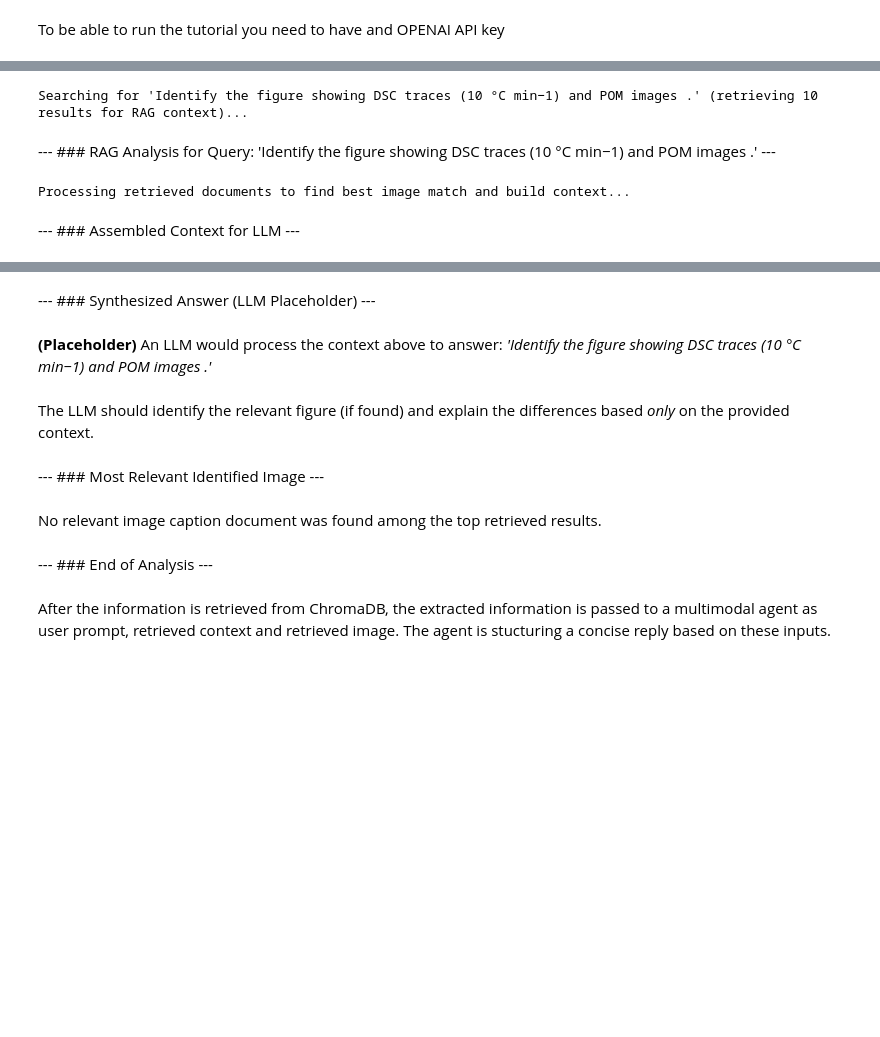
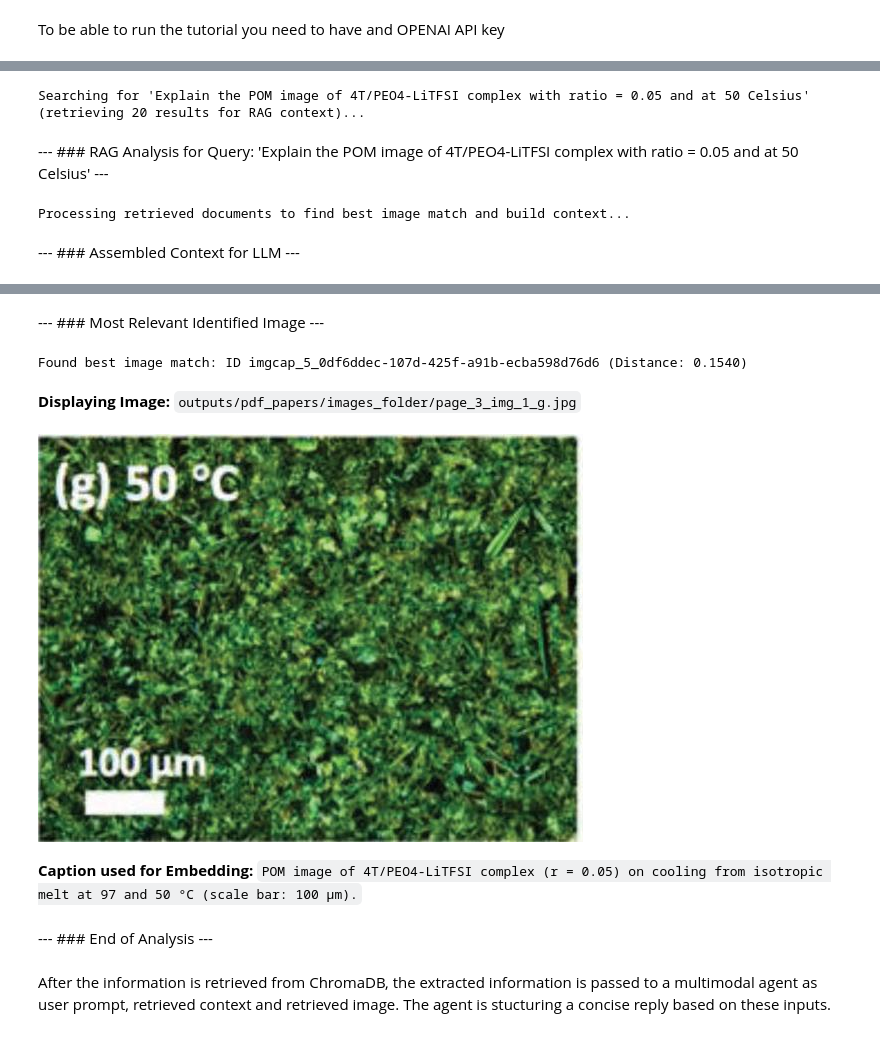
Before and after one commit to katerinavr/Agentic_LLM_workshop, a Jupyter notebook: tutorial_1_data_mining.ipynb, the cells around one changed output, grey strips where cells are left out. Drawn from its saved outputs; the diff is of its cells as text; code cells hidden in the pictures; blank space fills up the shorter version.

````diff
--- a/tutorial_1_data_mining.ipynb
+++ b/tutorial_1_data_mining.ipynb
@@ -183,12 +112,16 @@ Please note that authentication is recommended but still optional to access publ
 # %%
 # Use the multimodal information to create a RAG Agent
 from matagen.analysis import multimodal_db
+
 outputs_folder = "outputs/pdf_papers"
 json_file_name = "retrieved_image_caption_pairs.json"  # Name of the JSON file inside OUTPUTS_FOLDER
 text_folder_name = "pdf"      # Name of the subfolder with the retrieved text from the PDF file
 chroma_db_path = "./my_multimodal_chroma_db" # Directory to store the persistent ChromaDB database
 collection_name = "multimodal_rag_collection" # Name for the ChromaDB collection
 text_embedding_model = "all-MiniLM-L6-v2" # Standard good default
+notebook_dir = os.getcwd()
+DB_DIR_PATH = os.path.abspath(os.path.join(notebook_dir, chroma_db_path))
+PROJECT_ROOT = os.path.dirname(DB_DIR_PATH) # Assume DB path is relative to project root
 
 multimodal_db.create_multimodal_chromadb(outputs_folder, json_file_name, text_folder_name, chroma_db_path, collection_name, text_embedding_model)
 # %% [output]
@@ -241,10 +169,10 @@ user_query = "Identify the figure showing DSC traces (10 °C min−1) and POM im
+# %%
+# You can try the following user queries to retrieve related images from the database
+user_query = "Explain the POM image of 4T/PEO4-LiTFSI complex with ratio = 0.05 and at 50 Celsius"
+# user_query = "What is the sphericity of PEO4 chains from simulation"
 # %%
-# --- Enter Your Complex Query Here ---
-# user_query = "Identify the figure showing GIWAX pattern of 4T/PEO4-LiTFSI and report the main difference with the other polymers"
-# user_query = "What figure shows GIWAX pattern of 4T/PEO4-LiTFSI and what are the key observations?" # Another example
-
-# --- RAG - Step 1: Retrieve More Documents ---
-N_RESULTS_RAG = 10 # Retrieve more documents for better context
+# RAG : Retrieve documents
+N_RESULTS_RAG = 20
 
 if db_ready:
     print(f"\nSearching for '{user_query}' (retrieving {N_RESULTS_RAG} results for RAG context)...")
@@ -255,7 +183,6 @@ if db_ready:
             include=['metadatas', 'documents', 'distances']
         )
         query_done = True
-        # Basic check if results seem valid
         if not results or not results.get('ids') or not results['ids'][0]:
              print("No documents found for the query.")
              query_done = False
@@ -267,9 +194,9 @@ else:
     print("Cannot query, DB not ready.")
     query_done = False
 # %% [output]
-Searching for 'Identify the figure showing DSC traces (10 °C min−1) and POM images .' (retrieving 10 results for RAG context)...
+Searching for 'Explain the POM image of 4T/PEO4-LiTFSI complex with ratio = 0.05 and at 50 Celsius' (retrieving 20 results for RAG context)...
 # %%
-# --- RAG - Step 2 & 4: Identify Image, Assemble Context, and Display ---
+# Identify Image, Assemble Context, and Display
 
 if db_ready and query_done:
     display(Markdown(f"--- ### RAG Analysis for Query: '{user_query}' ---"))
@@ -280,7 +207,7 @@ if db_ready and query_done:
     metadatas = results.get('metadatas', [[]])[0]
     documents = results.get('documents', [[]])[0]
 
-    # --- Step 2a: Identify Best Matching Image Caption ---
+    # Identify best matching image caption
     best_image_match = None # Store info about the best image match found
     min_image_distance = float('inf')
 
@@ -293,16 +220,12 @@ if db_ready and query_done:
         distance = distances[i]
         doc_type = metadata.get('type', 'unknown')
 
-        # Add document text to context list
         retrieved_context_list.append(f"[Source Doc ID: {item_id}, Type: {doc_type}]\n{document}\n")
-
-        # Check if it's an image caption and potentially the best match so far
         if doc_type == 'image_caption':
             if distance < min_image_distance:
                 min_image_distance = distance
                 relative_image_path = metadata.get('original_uri', None)
                 if relative_image_path:
-                    # Resolve path immediately
                     abs_image_path = os.path.abspath(os.path.join(PROJECT_ROOT, os.path.normpath(relative_image_path)))
                     if os.path.exists(abs_image_path):
                          best_image_match = {
@@ -313,29 +236,16 @@ if db_ready and query_done:
                              "relative_path": relative_image_path
                          }
                     else:
-                         # Path in metadata doesn't exist
                          print(f"  > Found image caption (ID: {item_id}), but image file not found at {abs_image_path}")
-                         # Still consider it for context, but can't display image
-                         if best_image_match is None: # Keep track even if file missing, if it's the only one
+                         if best_image_match is None:
                               best_image_match = {"id": item_id, "distance": distance, "caption": document, "path": None, "relative_path": relative_image_path}
 
-    # --- Step 2b: Assemble Context String ---
     context_string = "\n---\n".join(retrieved_context_list)
-
-    # --- Display Retrieved Context (for inspection / LLM input) ---
     display(Markdown("--- ### Assembled Context for LLM ---"))
-    # Display limited context length in notebook output for readability
     max_context_display_len = 2000
     display(Markdown(f"```\n{context_string[:max_context_display_len]}{'...' if len(context_string) > max_context_display_len else ''}\n```"))
 
-    # --- Step 3 (Simulated): Placeholder for LLM Synthesis ---
-    display(Markdown("--- ### Synthesized Answer (LLM Placeholder) ---"))
-    display(Markdown(f"**(Placeholder)** An LLM would process the context above to answer:\n*'{user_query}'*"))
-    display(Markdown("The LLM should identify the relevant figure (if found) and explain the differences based *only* on the provided context."))
-    # TODO: Replace this section with actual LLM call using context_string and user_query
-
-
-    # --- Step 4: Display Identified Image ---
+    # Display identified image
     display(Markdown(f"--- ### Most Relevant Identified Image ---"))
     if best_image_match:
         print(f"Found best image match: ID {best_image_match['id']} (Distance: {best_image_match['distance']:.4f})")
@@ -362,7 +272,7 @@ else:
     elif not db_ready:
          display(Markdown("Cannot display results, DB not ready."))
 # %% [output]
---- ### RAG Analysis for Query: 'Identify the figure showing DSC traces (10 °C min−1) and POM images .' ---
+--- ### RAG Analysis for Query: 'Explain the POM image of 4T/PEO4-LiTFSI complex with ratio = 0.05 and at 50 Celsius' ---
 Processing retrieved documents to find best image match and build context...
 --- ### Assembled Context for LLM ---
 ```
@@ -399,10 +314,9 @@ microscope slide and cover slip when the sample optically tu...
 ```
---- ### Synthesized Answer (LLM Placeholder) ---
+--- ### Most Relevant Identified Image ---
+Found best image match: ID imgcap_5_0df6ddec-107d-425f-a91b-ecba598d76d6 (Distance: 0.1540)
-**(Placeholder)** An LLM would process the context above to answer:
-*'Identify the figure showing DSC traces (10 °C min−1) and POM images .'*
+**Displaying Image:** `outputs/pdf_papers/images_folder/page_3_img_1_g.jpg`
+[figure, added]
-The LLM should identify the relevant figure (if found) and explain the differences based *only* on the provided context.
+**Caption used for Embedding:** `POM image of 4T/PEO4-LiTFSI complex (r = 0.05) on cooling from isotropic melt at 97 and 50 °C (scale bar: 100 μm).`
---- ### Most Relevant Identified Image ---
+--- ### End of Analysis ---
-No relevant image caption document was found among the top retrieved results.
---- ### End of Analysis ---
 # %% [markdown]
 After the information is retrieved from ChromaDB, the extracted information is passed to a multimodal agent as user prompt, retrieved context and retrieved image. The agent is stucturing a concise reply based on these inputs.
````
Also changed, not shown: parts of 21 cells of this notebook.
